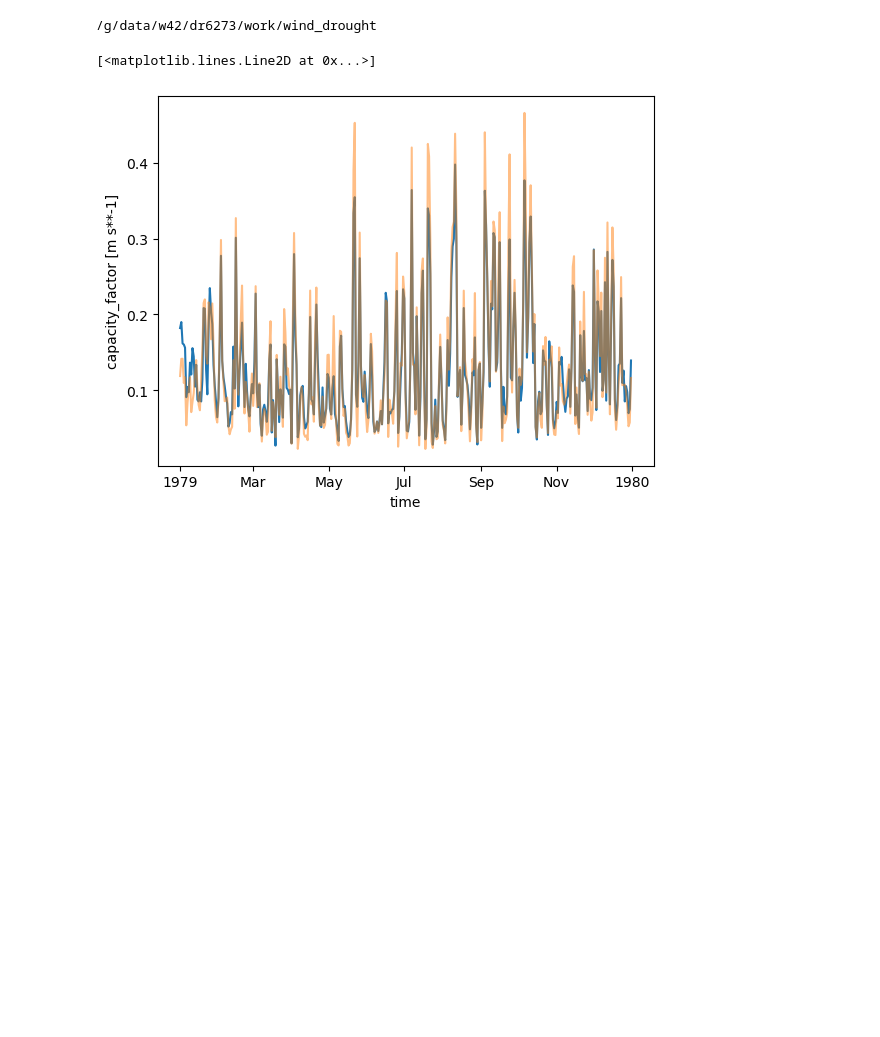
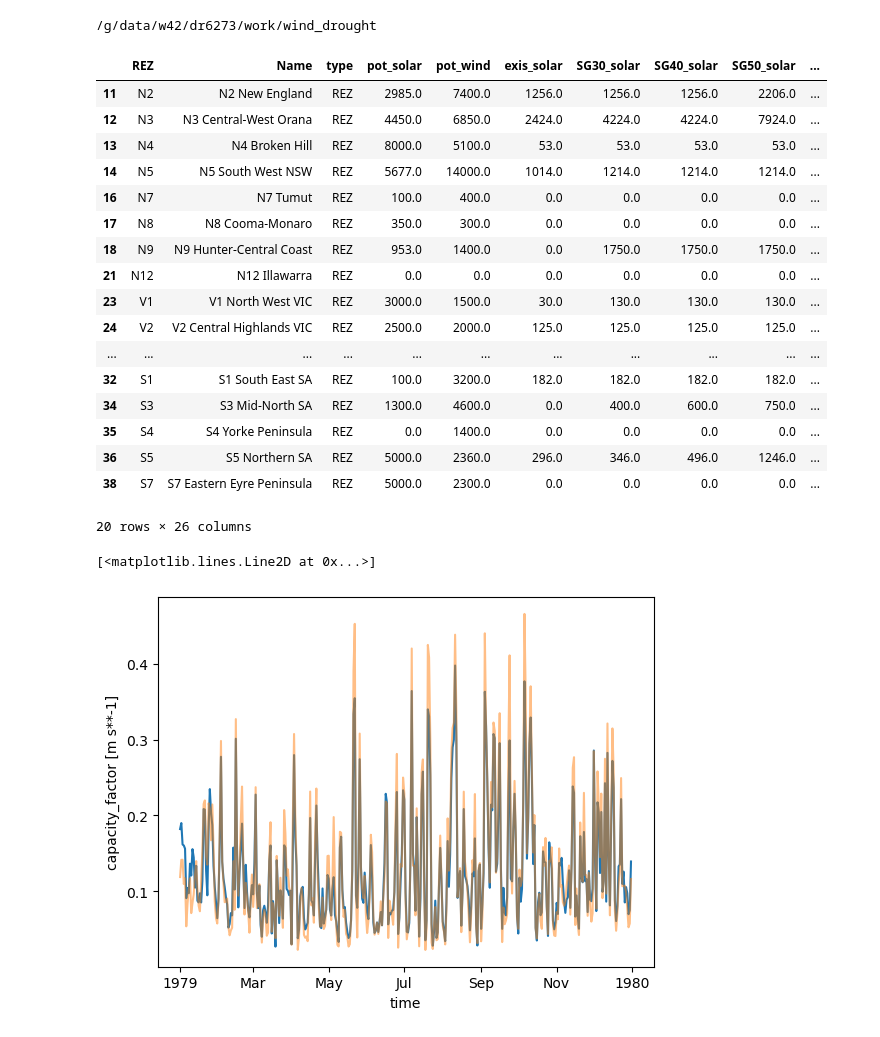
Before and after one commit to dougrichardson/wind_drought, a Jupyter notebook: notebooks/test_grid_masks.ipynb, the cells around one changed output. Cells and saved outputs as stored; diff of their text form; code cells hidden in the pictures; blank space fills up the shorter version.

Commit message:
Add wind analysis

```diff
--- a/notebooks/grid_masks.ipynb
+++ b/notebooks/test_grid_masks.ipynb
@@ -95,4 +95,32 @@ nem_gdf = geopandas.read_file(
 )
 # %%
 scenario = "SC30_wind"
+# %%
+nem_no_qt_gdf = nem_gdf.copy()
+nem_no_qt_gdf = nem_no_qt_gdf.rename(columns={"index": "REZ"})
+nem_no_qt_gdf = nem_no_qt_gdf.loc[
+    nem_no_qt_gdf[scenario].gt(0)
+    & ~nem_no_qt_gdf["REZ"].str.startswith(("Q", "T"))
+].copy()
+# %%
+nem_no_qt_gdf
+# %% [output]
+|  | REZ | Name | type | pot_solar | pot_wind | exis_solar | SG30_solar | SG40_solar | SG50_solar | ... |
+| 11 | N2 | N2 New England | REZ | 2985.0 | 7400.0 | 1256.0 | 1256.0 | 1256.0 | 2206.0 | ... |
+| 12 | N3 | N3 Central-West Orana | REZ | 4450.0 | 6850.0 | 2424.0 | 4224.0 | 4224.0 | 7924.0 | ... |
+| 13 | N4 | N4 Broken Hill | REZ | 8000.0 | 5100.0 | 53.0 | 53.0 | 53.0 | 53.0 | ... |
+| 14 | N5 | N5 South West NSW | REZ | 5677.0 | 14000.0 | 1014.0 | 1214.0 | 1214.0 | 1214.0 | ... |
+| 16 | N7 | N7 Tumut | REZ | 100.0 | 400.0 | 0.0 | 0.0 | 0.0 | 0.0 | ... |
+| 17 | N8 | N8 Cooma-Monaro | REZ | 350.0 | 300.0 | 0.0 | 0.0 | 0.0 | 0.0 | ... |
+| 18 | N9 | N9 Hunter-Central Coast | REZ | 953.0 | 1400.0 | 0.0 | 1750.0 | 1750.0 | 1750.0 | ... |
+| 21 | N12 | N12 Illawarra | REZ | 0.0 | 0.0 | 0.0 | 0.0 | 0.0 | 0.0 | ... |
+| 23 | V1 | V1 North West VIC | REZ | 3000.0 | 1500.0 | 30.0 | 130.0 | 130.0 | 130.0 | ... |
+| 24 | V2 | V2 Central Highlands VIC | REZ | 2500.0 | 2000.0 | 125.0 | 125.0 | 125.0 | 125.0 | ... |
+| ... | ... | ... | ... | ... | ... | ... | ... | ... | ... | ... |
+| 32 | S1 | S1 South East SA | REZ | 100.0 | 3200.0 | 182.0 | 182.0 | 182.0 | 182.0 | ... |
+| 34 | S3 | S3 Mid-North SA | REZ | 1300.0 | 4600.0 | 0.0 | 400.0 | 600.0 | 750.0 | ... |
+| 35 | S4 | S4 Yorke Peninsula | REZ | 0.0 | 1400.0 | 0.0 | 0.0 | 0.0 | 0.0 | ... |
+| 36 | S5 | S5 Northern SA | REZ | 5000.0 | 2360.0 | 296.0 | 346.0 | 496.0 | 1246.0 | ... |
+| 38 | S7 | S7 Eastern Eyre Peninsula | REZ | 5000.0 | 2300.0 | 0.0 | 0.0 | 0.0 | 0.0 | ... |
+20 rows × 26 columns
 # %%
```
Also changed, not shown: parts of 1 cell of this notebook, 3 other files.
